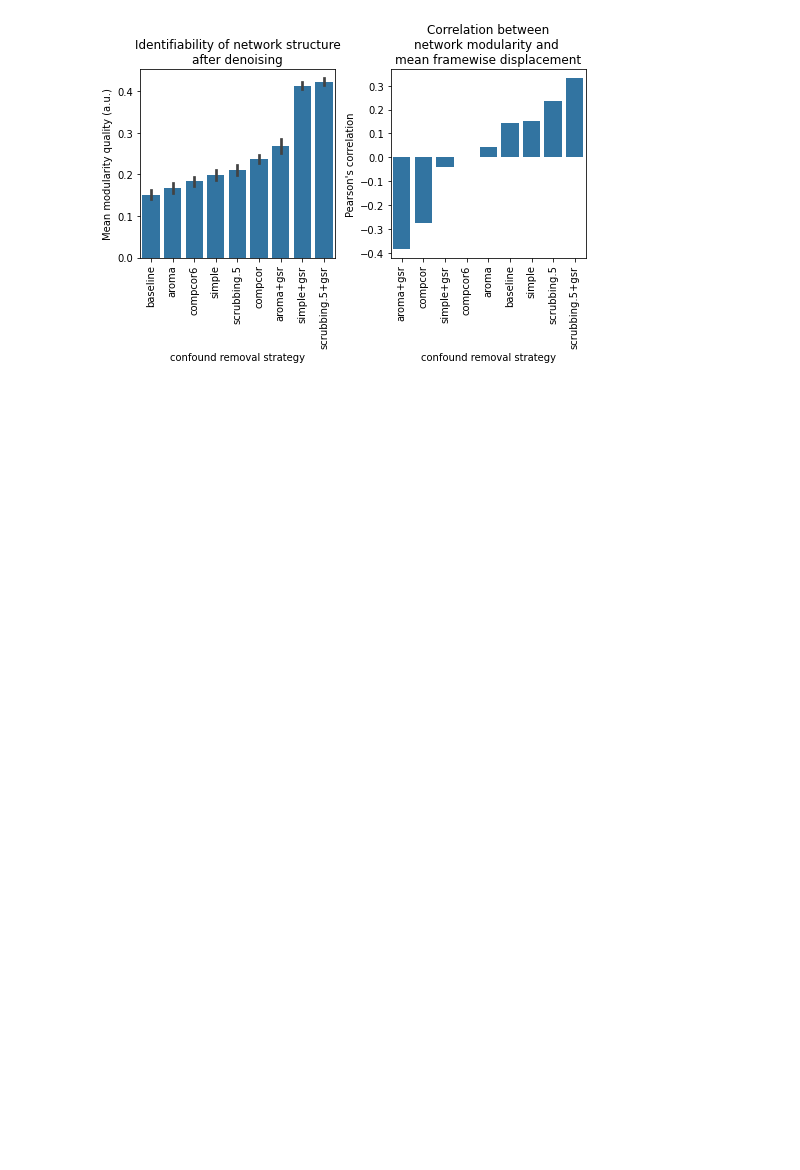
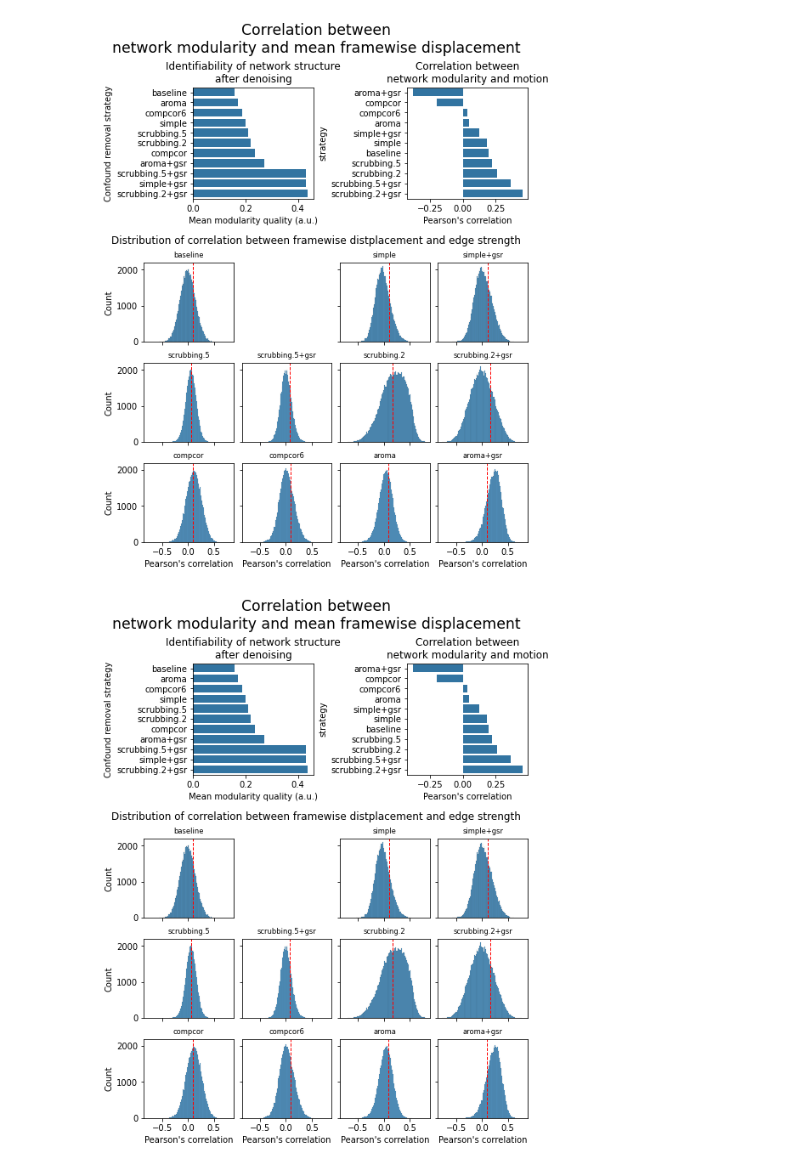
Before and after one commit to SIMEXP/fmriprep-denoise-benchmark, a Jupyter notebook: _sources/ohbm2022abstract.ipynb, the cells around one changed output. Drawn from its saved outputs; the diff is of its cells as text; code cells hidden in the pictures; blank space fills up the shorter version.

```diff
--- a/_sources/ohbm2022abstract.ipynb
+++ b/_sources/ohbm2022abstract.ipynb
@@ -207,36 +203,47 @@ All strategies increased the network modularity compared to the `baseline`.
 GSR-based strategies improved the network modularity compared to their conunterparts.
 The correlation between modularity quality and motion for each denoising approach shows that compcor-based and ICA-AROMA strategies are the best at eliminating correlations between motion and modularity.
-# %%
-corr_modularity = []
-z_movement = movement.apply(zscore)
-for column, values in modularity.iteritems():
-    cur_data = pd.concat((modularity[column],
-                          movement[['mean_framewise_displacement']],
-                          z_movement[['Age', 'Gender']]), axis=1).dropna()
-    current_strategy = partial_correlation(cur_data[column].values,
-                                           cur_data['mean_framewise_displacement'].values,
-                                           cur_data[['Age', 'Gender']].values)
-    current_strategy['strategy'] = column
-    corr_modularity.append(current_strategy)
-
-plt.figure(figsize=(7, 5))
-plt.subplot(1, 2, 1)
-order = modularity.mean().sort_values().index.tolist()
-ax = sns.barplot(data=modularity, order=order, color=bar_color)
-ax.set_xticklabels(ax.get_xticklabels(), rotation=90)
-ax.set_title("Identifiability of network structure\nafter denoising")
-ax.set(ylabel="Mean modularity quality (a.u.)",
-       xlabel="confound removal strategy")
-plt.subplot(1, 2, 2)
-
-corr_modularity = pd.DataFrame(corr_modularity).sort_values('correlation')
-ax = sns.barplot(data=corr_modularity, y='correlation', x='strategy', ci=None, color=bar_color)
-ax.set_xticklabels(ax.get_xticklabels(), rotation=90)
-ax.set_title("Correlation between\nnetwork modularity and \nmean framewise displacement")
-ax.set(ylabel="Pearson's correlation",
-       xlabel="confound removal strategy")
-plt.tight_layout()
-# plt.savefig("modularity.png", dpi=300)
-# %% [output]
-[figure, removed]
+# %%
+fig = plt.figure(constrained_layout=True, figsize=(7, 9))
+subfigs = fig.subfigures(2, 1, height_ratios=[1, 2])
+axsTopRight = subfigs[0].subplots(1, 2, sharey=False)
+sns.barplot(data=network_mod['data'],
+            orient='h',
+            ci=None,
+            order=network_mod['order'],
+            color=bar_color, ax=axsTopRight[0])
+axsTopRight[0].set_title(network_mod['title'])
+axsTopRight[0].set(xlabel=network_mod['label'])
+axsTopRight[0].set(ylabel="Confound removal strategy")
+
+sns.barplot(data=corr_mod['data'], x='correlation', y='strategy',
+            ci=None,
+            order=None,
+            color=bar_color, ax=axsTopRight[1])
+axsTopRight[1].set_title(corr_mod['title'])
+axsTopRight[1].set(xlabel=corr_mod['label'])
+
+fig.suptitle('Correlation between\nnetwork modularity and mean framewise displacement', fontsize='xx-large')
+
+axsBottomRight = subfigs[1].subplots(3, 4, sharex=True, sharey=True)
+for i, row_axes in enumerate(axsBottomRight):
+    for j, ax in enumerate(row_axes):
+        if cur_strategy := grid_location.get((i, j), False):
+            mask = long_qcfc["Strategy"] == cur_strategy
+            g = sns.histplot(data=long_qcfc.loc[mask, :],
+                            x='qcfc',
+                            ax=ax)
+            g.set_title(cur_strategy, fontsize='small')
+            mad = qcfc_mad['data'][cur_strategy].values
+            g.axvline(mad, linewidth=1, linestyle='--', color='r')
+            xlabel = "Pearson\'s correlation" if i == 2 else None
+            g.set(xlabel=xlabel)
+        else:
+            subfigs[1].delaxes(axsBottomRight[i, j])
+subfigs[1].suptitle('Distribution of correlation between framewise distplacement and edge strength')
+
+
+glue("network-fig", fig, display=False)
+# %% [output]
+[figure, added]
+[figure, added]
 # %% [markdown]
```
Also changed, not shown: parts of 13 cells of this notebook, 44 other files.
